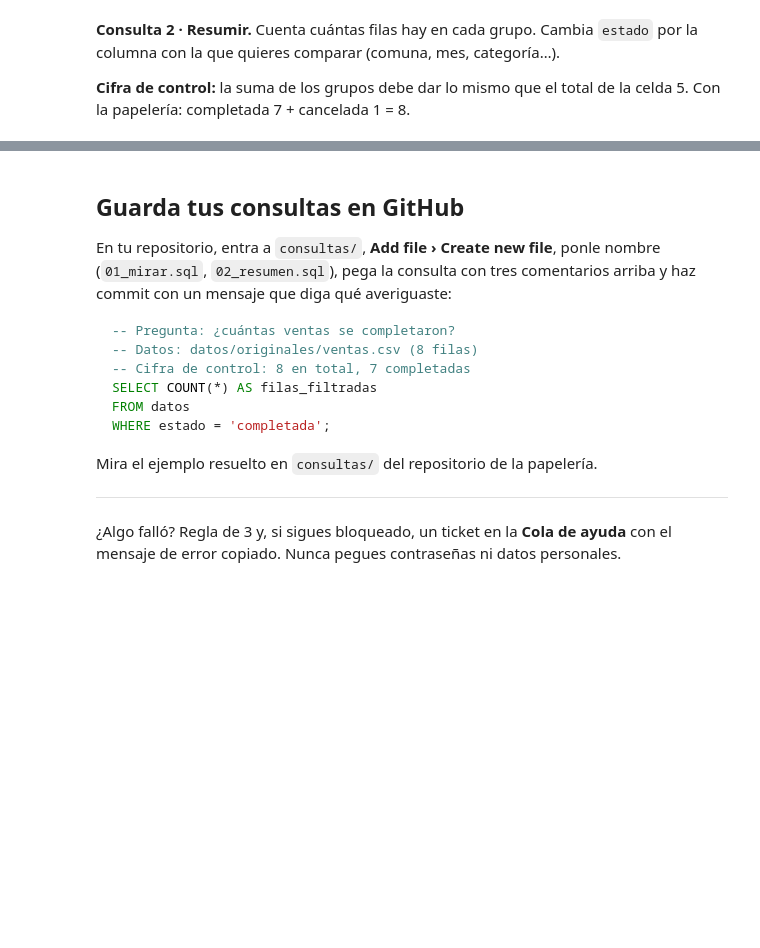
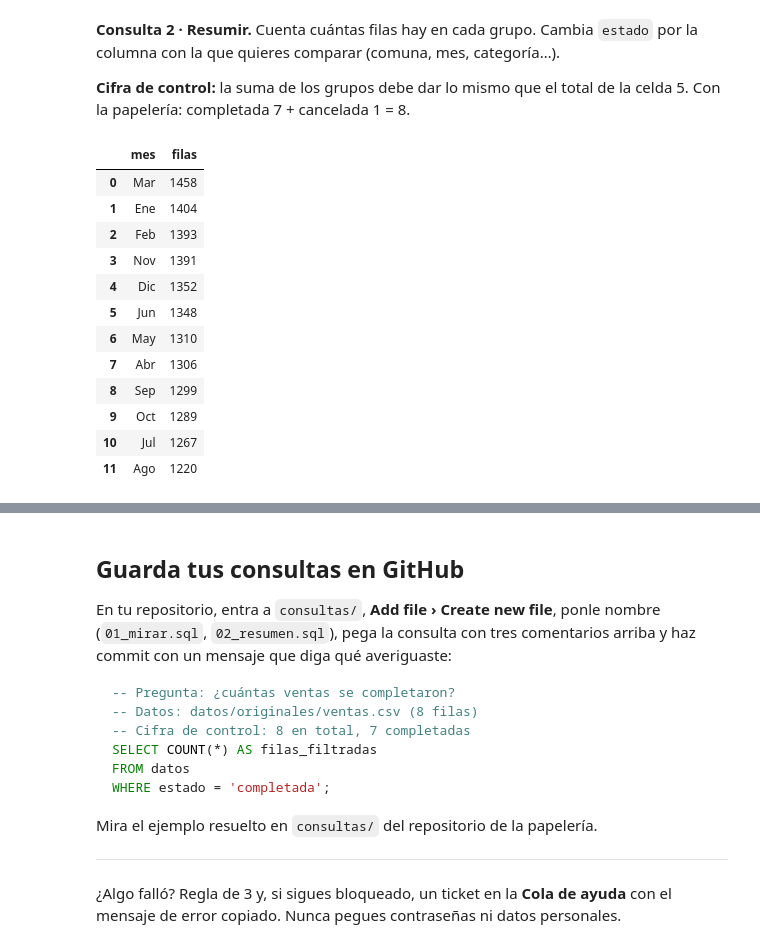
Before and after one commit to giseth18-dotcom/analisis-de-datos, a Jupyter notebook: notebooks/01_consultas.ipynb, the cells around one changed output, grey strips where cells are left out. Saved outputs shown, nothing was run; the diff lists cells and outputs as text; code cells hidden in the pictures; blank space fills up the shorter version.

```diff
--- a/notebooks/01_consultas.ipynb
+++ b/notebooks/01_consultas.ipynb
@@ -121,8 +186,22 @@ LIMIT 10
 # %%
 # Celda 8 · Consulta 2: resumen por grupo
 sql("""
-SELECT estado, COUNT(*) AS filas
+SELECT mes, COUNT(*) AS filas
 FROM datos
-GROUP BY estado
+GROUP BY mes
 ORDER BY filas DESC
 """)
+# %% [output]
+|  | mes | filas |
+| 0 | Mar | 1458 |
+| 1 | Ene | 1404 |
+| 2 | Feb | 1393 |
+| 3 | Nov | 1391 |
+| 4 | Dic | 1352 |
+| 5 | Jun | 1348 |
+| 6 | May | 1310 |
+| 7 | Abr | 1306 |
+| 8 | Sep | 1299 |
+| 9 | Oct | 1289 |
+| 10 | Jul | 1267 |
+| 11 | Ago | 1220 |
```
Also changed, not shown: parts of 9 cells of this notebook.
